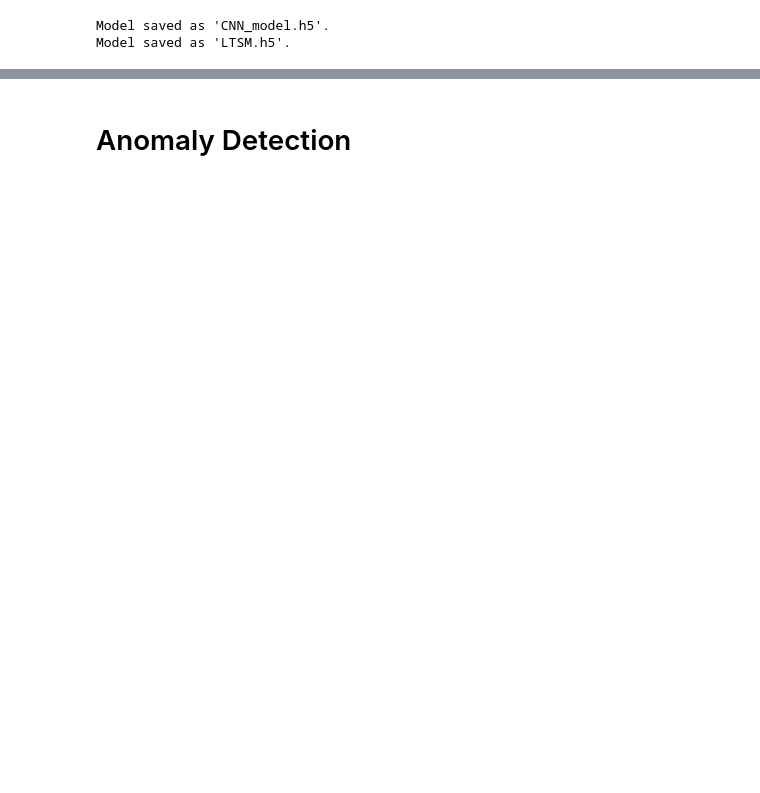
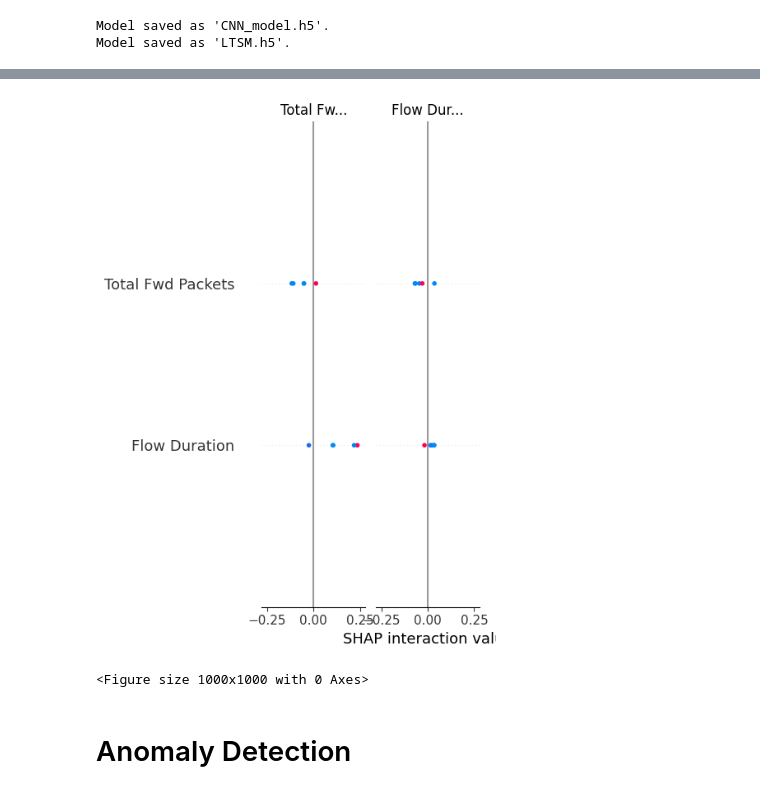
Before and after one commit to Sriphani2001/master_thesis, a Jupyter notebook: Httpflood.ipynb, the cells around one changed output, grey strips where cells are left out. Cells and saved outputs as stored; diff of their text form; code cells hidden in the pictures; blank space fills up the shorter version.

```diff
--- a/Httpflood.ipynb
+++ b/Httpflood.ipynb
@@ -1240,0 +1121,7 @@ Flattened X_val_scaled shape: (100, 27)
+# %%
+with open("model/rf_model.pkl", 'rb') as file :
+    model = pickle.load(file)
+
+exp = shap.Explainer(model)
+shap_values = exp.shap_values(X_val_scaled[:5])
+print(shap_values)
@@ -1241,3 +1146,10 @@ Flattened X_val_scaled shape: (100, 27)
+# %%
+shap.summary_plot(shap_values, X_val_scaled[:5],plot_type='bar', feature_names=validation_data.columns[:-1], show=False)
+plt.figure(figsize=(10,10))
+plt.show()
+# %% [output]
+[figure, added]
+<Figure size 1000x1000 with 0 Axes>
 # %% [markdown]
 # Anomaly Detection
 # %%
```
Also changed, not shown: parts of 23 cells of this notebook, 3 other files.
